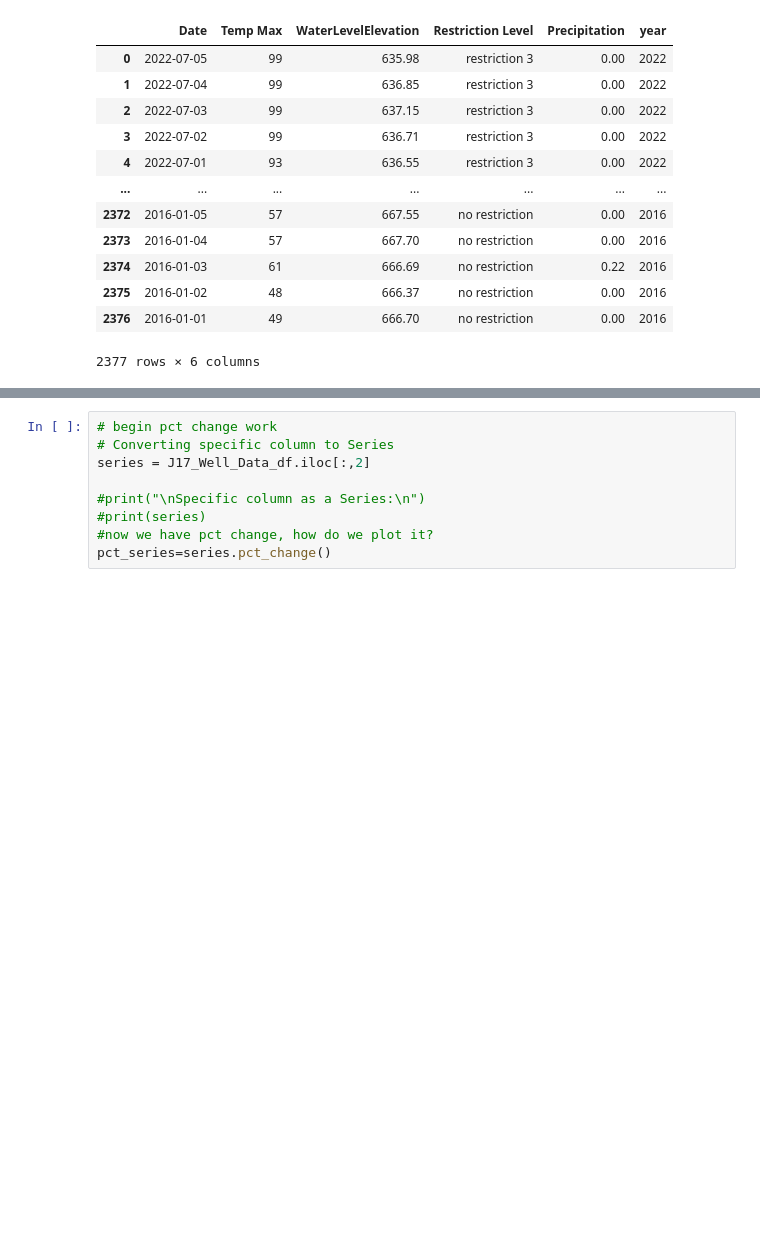
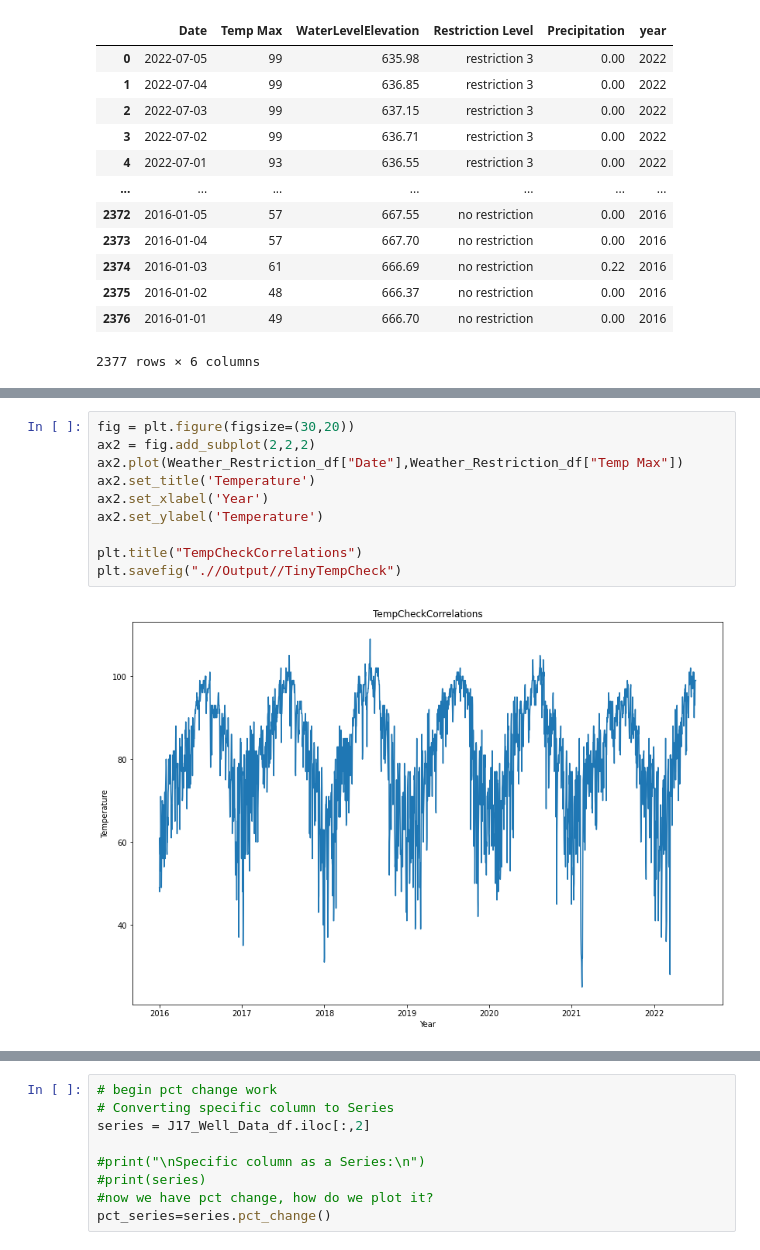
Before and after one commit to Shwetbaba/A-Review-of-the-Effectiveness-of-the-San-Antonio-Water-System-SAWS-Water-Restrictions-Policies, a Jupyter notebook: Group Project-1 Master Code.ipynb, the cells around one changed output, grey strips where cells are left out. Saved outputs shown, nothing was run; the diff lists cells and outputs as text; blank space fills up the shorter version.

```diff
--- a/Group Project-1 Master Code.ipynb
+++ b/Group Project-1 Master Code.ipynb
@@ -406,0 +422,12 @@ Weather_Restriction_df
+# %%
+fig = plt.figure(figsize=(30,20))
+ax2 = fig.add_subplot(2,2,2)
+ax2.plot(Weather_Restriction_df["Date"],Weather_Restriction_df["Temp Max"])
+ax2.set_title('Temperature')
+ax2.set_xlabel('Year')
+ax2.set_ylabel('Temperature')
+
+plt.title("TempCheckCorrelations")
+plt.savefig(".//Output//TinyTempCheck")
+# %% [output]
+[figure, added]
```
Also changed, not shown: parts of 15 cells of this notebook, 16 other files.
